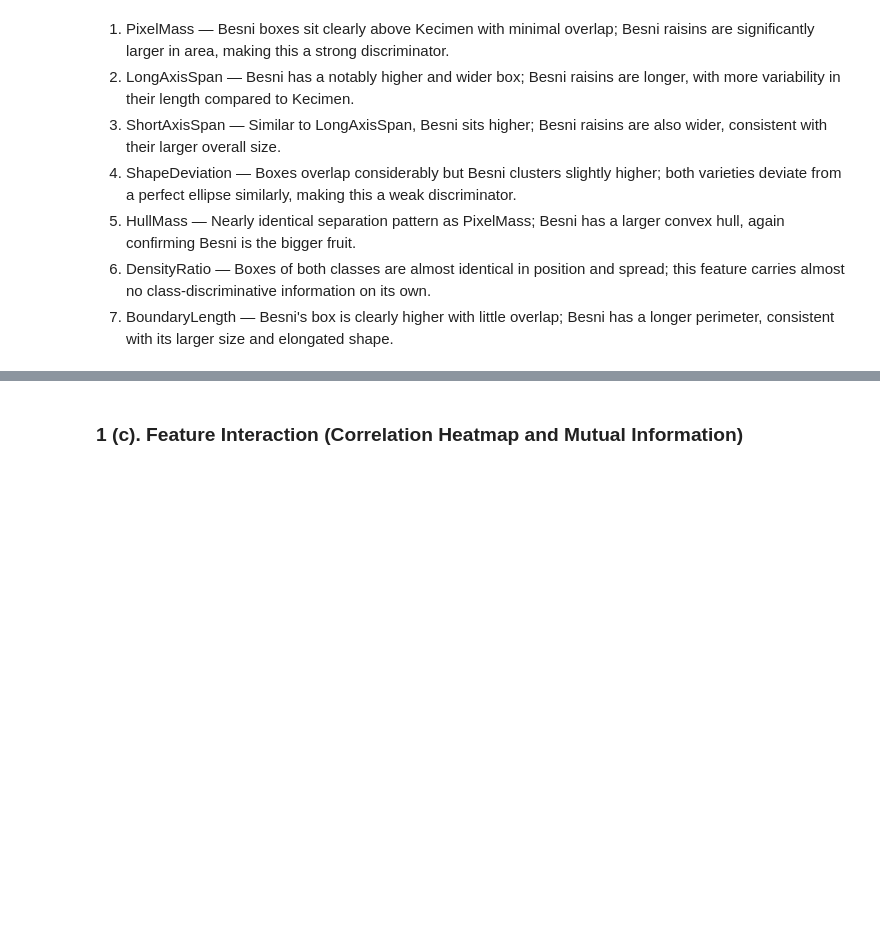
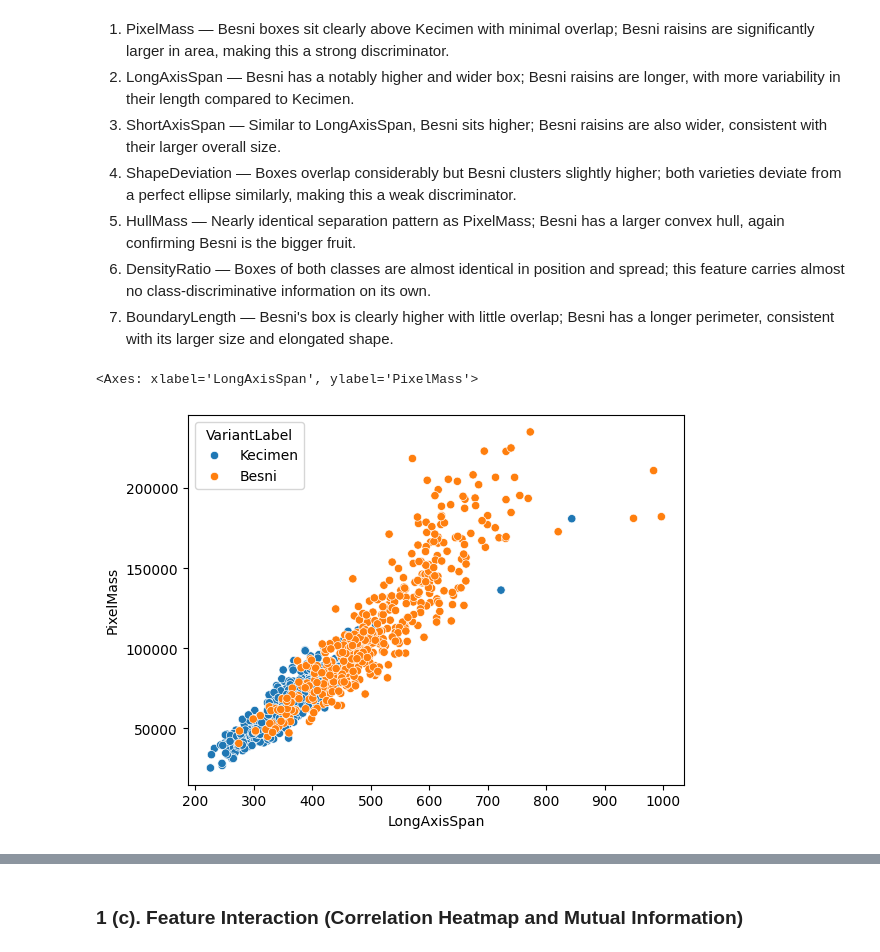
Before and after one commit to mulayvaibhav/agri_supply_chain_visual_inspection_system, a Jupyter notebook: ML_Assignment_1.ipynb, the cells around one changed output, grey strips where cells are left out. Cells and saved outputs as stored; diff of their text form; code cells hidden in the pictures; blank space fills up the shorter version.

```diff
--- a/ML_Assignment_1.ipynb
+++ b/ML_Assignment_1.ipynb
@@ -95,3 +104,13 @@ plt.show()
 5. HullMass — Nearly identical separation pattern as PixelMass; Besni has a larger convex hull, again confirming Besni is the bigger fruit.
 6. DensityRatio — Boxes of both classes are almost identical in position and spread; this feature carries almost no class-discriminative information on its own.
 7. BoundaryLength — Besni's box is clearly higher with little overlap; Besni has a longer perimeter, consistent with its larger size and elongated shape.
+# %%
+sns.scatterplot(
+    data=df,
+    x="LongAxisSpan",
+    y="PixelMass",
+    hue="VariantLabel"
+)
+# %% [output]
+<Axes: xlabel='LongAxisSpan', ylabel='PixelMass'>
+[figure, added]
```
Also changed, not shown: parts of 75 cells of this notebook.
